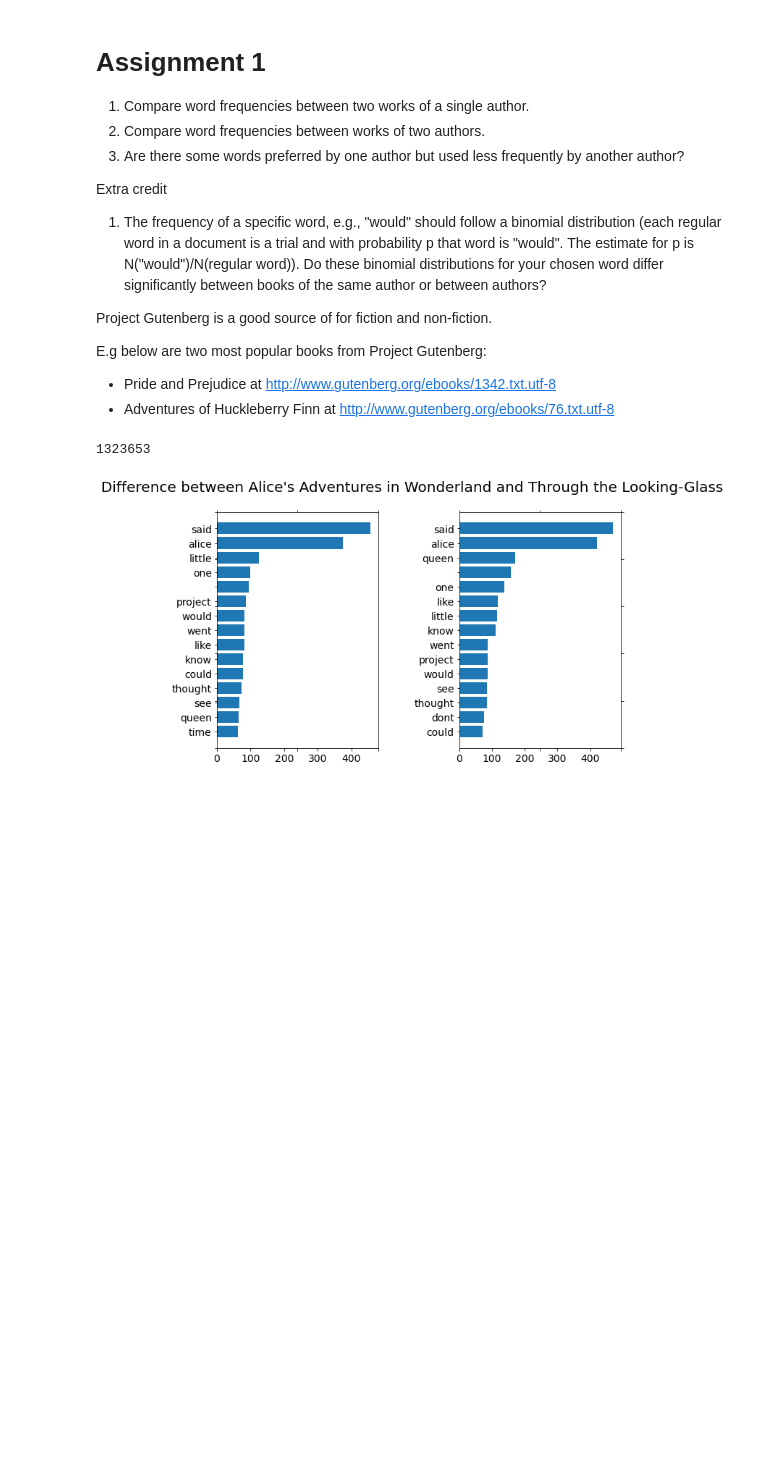
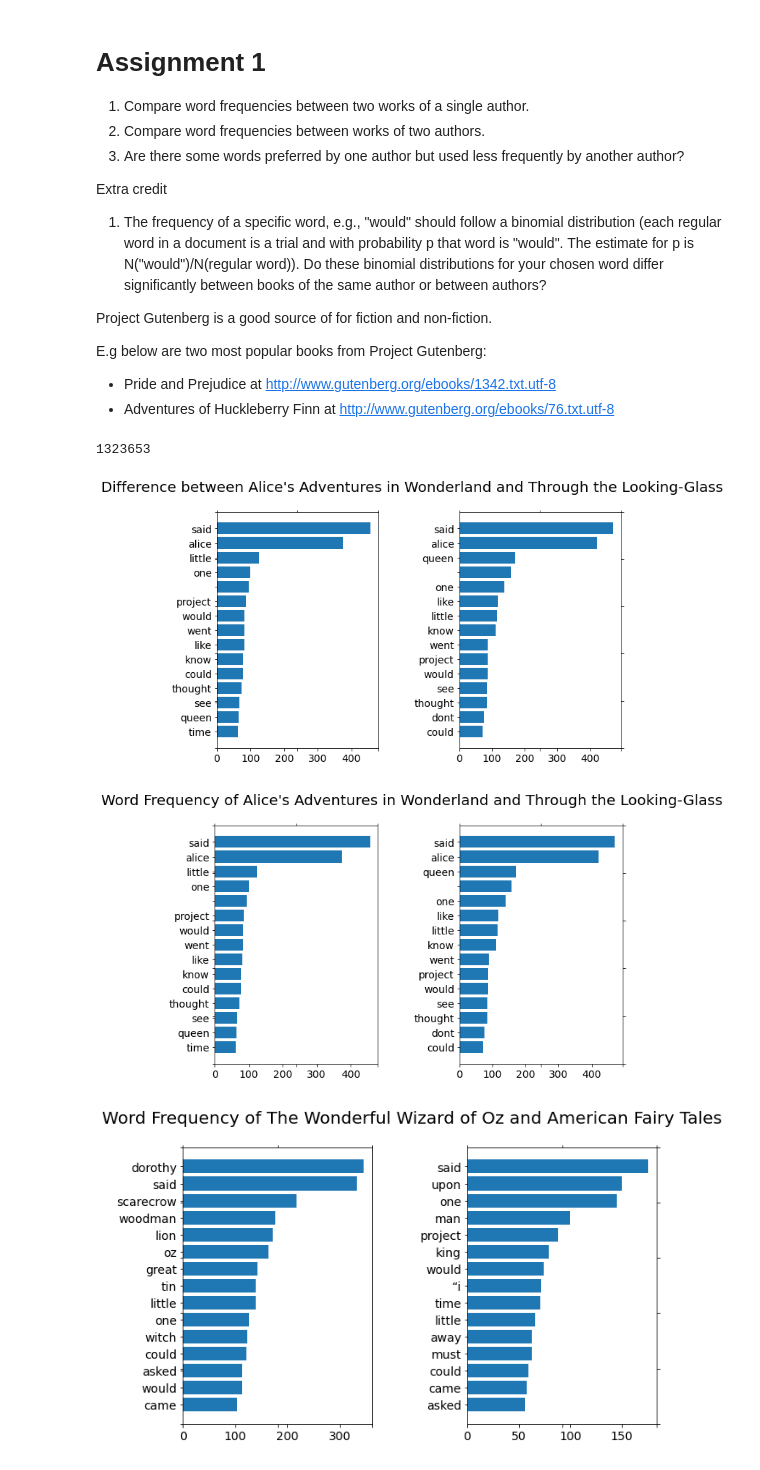
Before and after one commit to fdac22/MiniProject1, a Jupyter notebook: Robdgrif.ipynb, the cells around one changed output. Saved outputs shown, nothing was run; the diff lists cells and outputs as text; code cells hidden in the pictures; blank space fills up the shorter version.

Commit message:
Comparing two books each from two different authors

```diff
--- a/Robdgrif.ipynb
+++ b/Robdgrif.ipynb
@@ -261,3 +261,21 @@ len(t)
 plotTwoLists (wf_AW, wf_HS, "Difference between Alice's Adventures in Wonderland and Through the Looking-Glass")
 # %% [output]
 [figure]
+# %%
+#Comparing Alice's Adventures in Wonderland and Through the Looking-Glass by Lewis Carroll with The Wonderful Wizard of Oz
+#and American Fairy Tales by L. Frank Baum
+
+#obtain links of books and use previous code to compare word frequencies
+(wf_AW, tw_AW) = get_wf('http://www.gutenberg.org/ebooks/11.txt.utf-8')
+(wf_HS, tw_HS) = get_wf('http://www.gutenberg.org/ebooks/12.txt.utf-8')
+
+(wf_OZ, tw_OZ) = get_wf('http://www.gutenberg.org/ebooks/55.txt.utf-8')
+(wf_AFT, tw_AFT) = get_wf('http://www.gutenberg.org/ebooks/4357.txt.utf-8')
+
+
+#plot word frequency of the two books from each author
+plotTwoLists (wf_AW, wf_HS, "Word Frequency of Alice's Adventures in Wonderland and Through the Looking-Glass")
+plotTwoLists (wf_OZ, wf_AFT, "Word Frequency of The Wonderful Wizard of Oz and American Fairy Tales")
+# %% [output]
+[figure, added]
+[figure, added]
```
